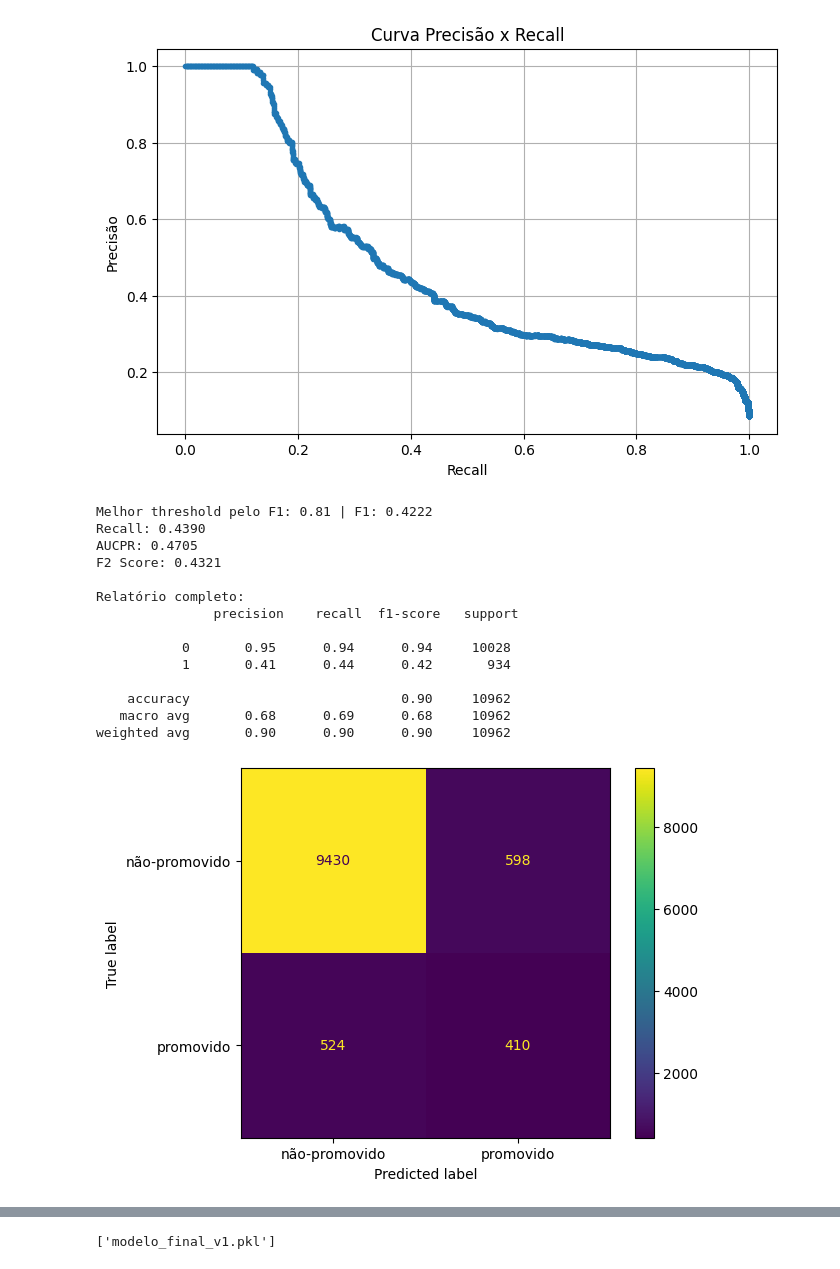
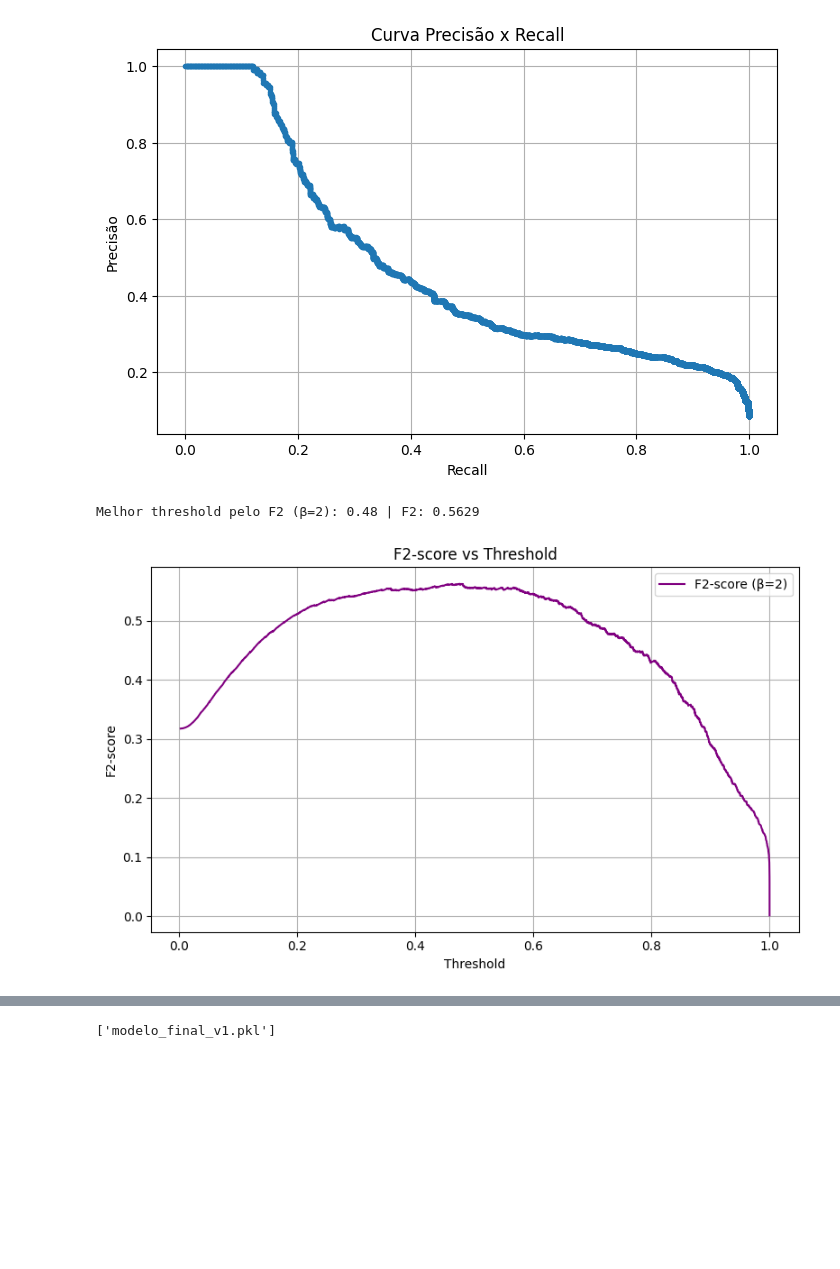
Before and after one commit to Douglaas92/tcc_people_analytics, a Jupyter notebook: 02_modelo-predicao.ipynb, the cells around one changed output, grey strips where cells are left out. Drawn from its saved outputs; the diff is of its cells as text; code cells hidden in the pictures; blank space fills up the shorter version.

```diff
--- a/02_modelo-predicao.ipynb
+++ b/02_modelo-predicao.ipynb
@@ -531,33 +531,38 @@ weighted avg       0.92      0.77      0.82     10962
 # 14. Ajusto o threshold para melhorar a detecção dos promovidos
 # ============================================================
 
-melhor_f1 = 0
-melhor_threshold = 0.5
+melhor_f2 = 0
+melhor_threshold = 0.5  # Valor inicial padrão (esse é o default)
+beta = 2
 
 for t in limiares:
-    preds_limite = (probabilidades >= t).astype(int)
-    f1 = f1_score(y_val, preds_limite)
-    if f1 > melhor_f1:
-        melhor_f1 = f1
+    preds = (probabilidades >= t).astype(int)
+    f2 = fbeta_score(y_val, preds, beta=beta, zero_division=0)
+    if f2 > melhor_f2:
+        melhor_f2 = f2
         melhor_threshold = t
 
-print(f"Melhor threshold pelo F1: {melhor_threshold:.2f} | F1: {melhor_f1:.4f}")
-
-preds_ajustadas = (probabilidades >= melhor_threshold).astype(int)
-exibir_metricas(y_val, preds_ajustadas, probabilidades)
+print(f"Melhor threshold pelo F2 (β={beta}): {melhor_threshold:.2f} | F2: {melhor_f2:.4f}")
 # %% [output]
-Melhor threshold pelo F1: 0.81 | F1: 0.4222
-Recall: 0.4390
-AUCPR: 0.4705
-F2 Score: 0.4321
-
-Relatório completo:
-               precision    recall  f1-score   support
-
-           0       0.95      0.94      0.94     10028
-           1       0.41      0.44      0.42       934
-
-    accuracy                           0.90     10962
-   macro avg       0.68      0.69      0.68     10962
-weighted avg       0.90      0.90      0.90     10962
+Melhor threshold pelo F2 (β=2): 0.48 | F2: 0.5629
-[figure, removed]
+# %%
+beta = 2
+thresholds = limiares
+f2_scores = []
+
+for t in thresholds:
+    preds = (probabilidades >= t).astype(int)
+    f2 = fbeta_score(y_val, preds, beta=beta, zero_division=0)
+    f2_scores.append(f2)
+
+plt.figure(figsize=(8,5))
+plt.plot(thresholds, f2_scores, label=f'F2-score (β={beta})', color='purple')
+plt.xlabel('Threshold')
+plt.ylabel('F2-score')
+plt.title('F2-score vs Threshold')
+plt.grid(True)
+plt.legend()
+plt.tight_layout()
+plt.show()
+# %% [output]
+[figure, added]
```
Also changed, not shown: parts of 17 cells of this notebook, 1 other file.
